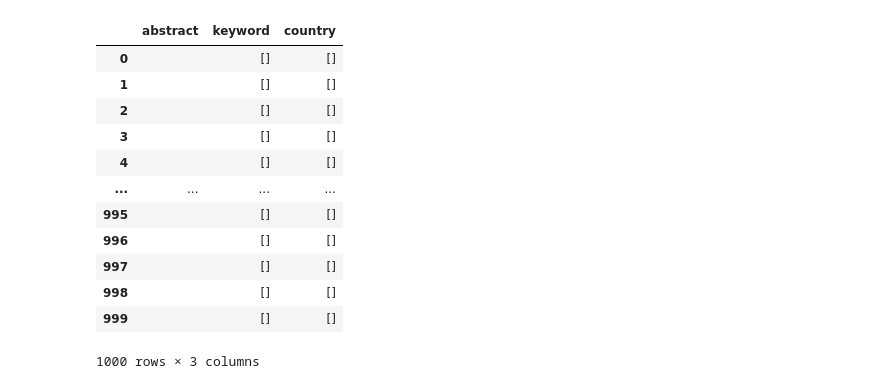
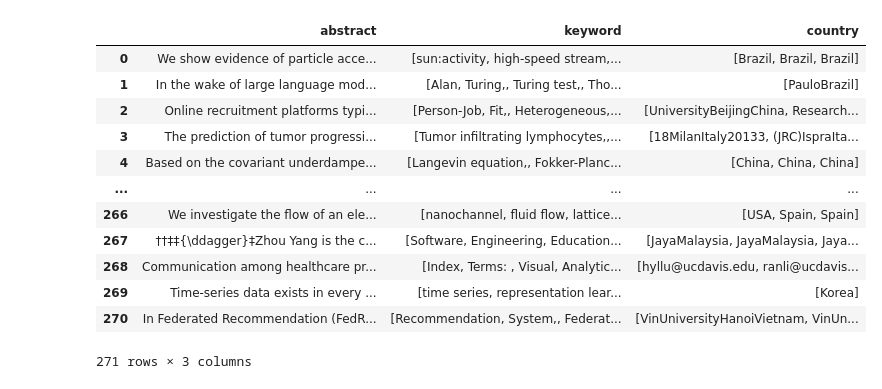
Before and after one commit to tatatitutatuay/dsde_project, a Jupyter notebook: data_preparation/web_scraping/scrape.ipynb, the cells around one changed output. Cells and saved outputs as stored; diff of their text form; code cells hidden in the pictures.

Commit message:
Add the scrape data from arXiv

```diff
--- a/data_preparation/web_scraping/scrape.ipynb
+++ b/data_preparation/web_scraping/scrape.ipynb
@@ -17,21 +17,20 @@ abstract = soup.findAll("div",{"class":"ltx_abstract"})
 keyword = soup.findAll("div",{"class":"ltx_keywords"})
 author = soup.findAll("span",{"class":"ltx_contact ltx_role_affiliation"})
 
-# data = []
+data = []
 
-# abstract_text = " ".join([item.get_text() for item in abstract])
-# keyword_text = " ".join([item.get_text().replace("Keywords: ", "").strip() for item in keyword])
-# keywords_array = re.split(r'(?<!^)\s(?=[A-Z])', keyword_text)
-# author_text = " ".join([item.get_text() for item in author])
+abstract_text = " ".join([re.sub(r"\bAbstract[\.\n]*", "", item.get_text()).strip() for item in abstract])
+keyword_text = " ".join([item.get_text().replace("Keywords: ", "").strip() for item in keyword])
+keywords_array = re.split(r'(?<!^)\s(?=[A-Z])', keyword_text)
+author_text = " ".join([item.get_text() for item in author])
 
-# countries = [item.get_text().strip().split()[-1] for item in author]
+countries = [item.get_text().strip().split()[-1] for item in author]
 
-# data.append({'abstract':abstract_text, 'keyword':keywords_array, 'country':countries})
+data.append({'abstract':abstract_text, 'keyword':keywords_array, 'country':countries})
 
-# data
+if "reCAPTCHA" in soup.get_text():
+    print("Blocked by CAPTCHA. Exiting...")
 
-# if "reCAPTCHA" in soup.get_text():
-#     print("Blocked by CAPTCHA. Exiting...")
-
-soup.get_text()
+# soup.get_text()
+data
 # %% [output]
@@ -56,6 +67,10 @@ while len(data) < 1000:
         bigdata = requests.get(url)
         soup = BeautifulSoup(bigdata.text, "lxml")
 
+        if "reCAPTCHA" in soup.get_text():
+            print("Blocked by CAPTCHA. Exiting...")
+            break
+
         # Check for "not found" page
         if soup.find("h1", string=re.compile(r"Article .* not found")):
             not_found_count += 1
@@ -68,12 +83,12 @@ while len(data) < 1000:
         not_found_count = 0
 
         # Extract fields
-        abstract = soup.select('div div .ltx_abstract .ltx_p')
-        keyword = soup.select('div div .ltx_keywords')
-        author = soup.findAll("span", {"class": "ltx_contact ltx_role_affiliation"})
+        abstract = soup.findAll("div",{"class":"ltx_abstract"})
+        keyword = soup.findAll("div",{"class":"ltx_keywords"})
+        author = soup.findAll("span",{"class":"ltx_contact ltx_role_affiliation"})
 
         # Process data
-        abstract_text = " ".join([item.get_text() for item in abstract]).strip()
+        abstract_text = " ".join([re.sub(r"\bAbstract[\.\n]*", "", item.get_text()).strip() for item in abstract])
         keyword_text = " ".join([item.get_text().replace("Keywords: ", "").strip() for item in keyword]).strip()
         keywords_array = re.split(r'(?<!^)\s(?=[A-Z])', keyword_text)
         author_text = " ".join([item.get_text() for item in author]).strip()
@@ -96,9 +111,8 @@ while len(data) < 1000:
     if not_found_count == 2:
         month += 1
         not_found_count = 0
-        if month > 12:  # If December is exceeded, move to next year
-            month = 1
-            year += 1
+        if month == 12:  # If December is exceeded, break from the loop (exceed this year)
+            break
 
     print(f"Scraped {len(data)} entries so far...")
 
@@ -126,19 +140,19 @@ Scraped 0 entries so far...
 KeyboardInterrupt:
 # %%
 df = pd.DataFrame(data)
-df.to_csv('out2.csv', index=False)
+df.to_csv('out3.csv', index=False)
 df
 # %% [output]
 |  | abstract | keyword | country |
-| 0 |  | [] | [] |
-| 1 |  | [] | [] |
-| 2 |  | [] | [] |
-| 3 |  | [] | [] |
-| 4 |  | [] | [] |
+| 0 | We show evidence of particle acce... | [sun:activity, high-speed stream,... | [Brazil, Brazil, Brazil] |
+| 1 | In the wake of large language mod... | [Alan, Turing,, Turing test,, Tho... | [PauloBrazil] |
+| 2 | Online recruitment platforms typi... | [Person-Job, Fit,, Heterogeneous,... | [UniversityBeijingChina, Research... |
+| 3 | The prediction of tumor progressi... | [Tumor infiltrating lymphocytes,,... | [18MilanItaly20133, (JRC)IspraIta... |
+| 4 | Based on the covariant underdampe... | [Langevin equation,, Fokker-Planc... | [China, China, China] |
 | ... | ... | ... | ... |
-| 995 |  | [] | [] |
-| 996 |  | [] | [] |
-| 997 |  | [] | [] |
-| 998 |  | [] | [] |
-| 999 |  | [] | [] |
+| 266 | We investigate the flow of an ele... | [nanochannel, fluid flow, lattice... | [USA, Spain, Spain] |
+| 267 | ††‡‡{\ddagger}‡Zhou Yang is the c... | [Software, Engineering, Education... | [JayaMalaysia, JayaMalaysia, Jaya... |
+| 268 | Communication among healthcare pr... | [Index, Terms: , Visual, Analytic... | [hyllu@ucdavis.edu, ranli@ucdavis... |
+| 269 | Time-series data exists in every ... | [time series, representation lear... | [Korea] |
+| 270 | In Federated Recommendation (FedR... | [Recommendation, System,, Federat... | [VinUniversityHanoiVietnam, VinUn... |
-1000 rows × 3 columns
+271 rows × 3 columns
```
Also changed, not shown: parts of 2 cells of this notebook, 1 other file.
